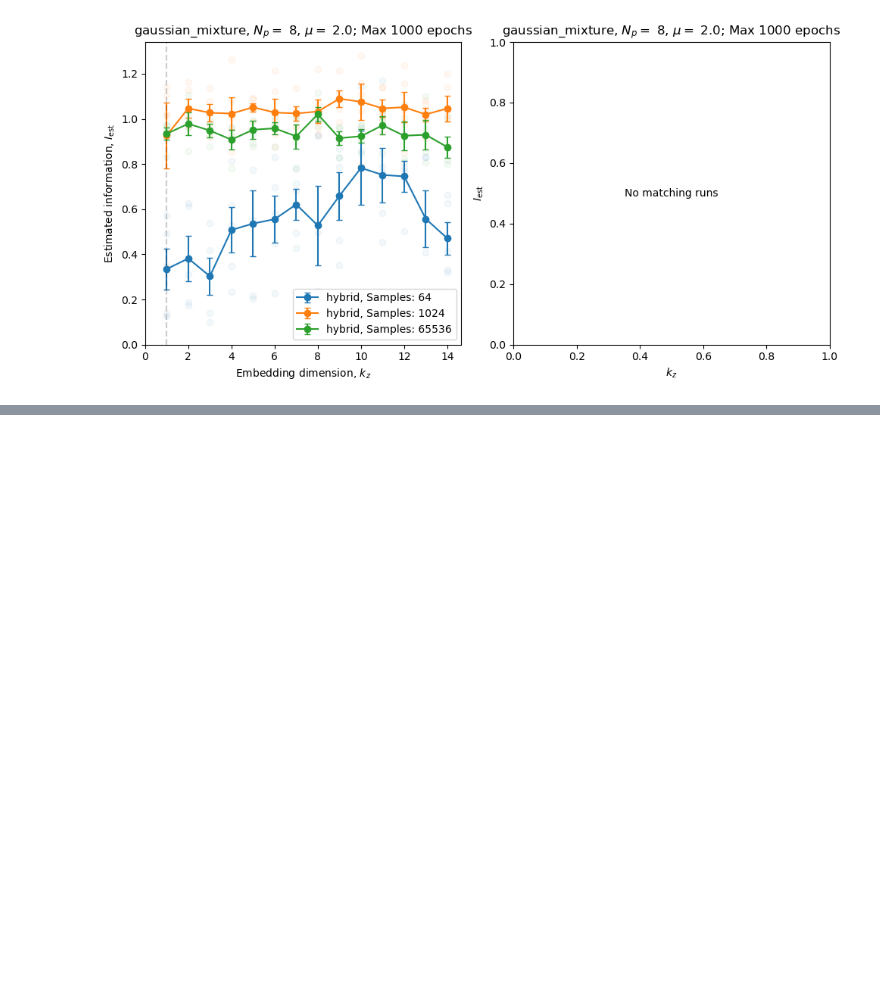
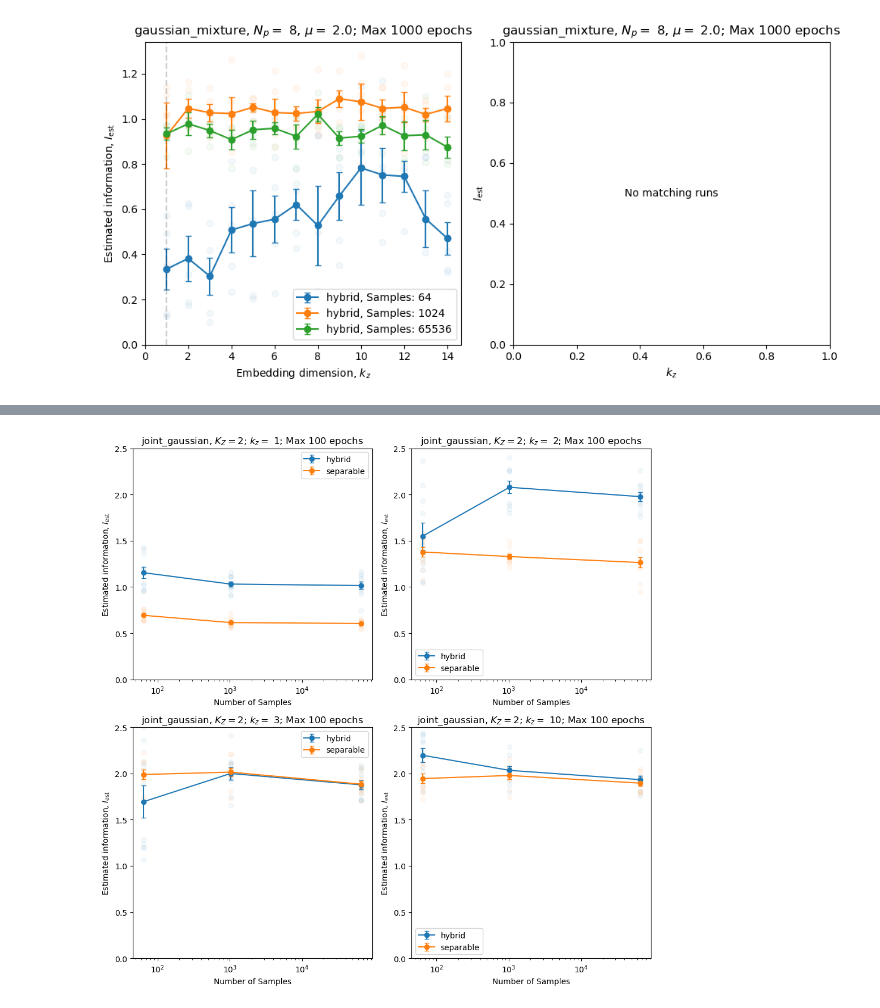
Before and after one commit to paarthgulati/dim_est, a Jupyter notebook: nbs/plotting_finite_data_dump.ipynb, the cells around one changed output, grey strips where cells are left out. Drawn from its saved outputs; the diff is of its cells as text; code cells hidden in the pictures; blank space fills up the shorter version.

```diff
--- a/nbs/plotting_finite_data_dump.ipynb
+++ b/nbs/plotting_finite_data_dump.ipynb
@@ -402,0 +405,65 @@ plt.show()
+# %%
+outfile = "../h5_results/finite_data_joint_gaussian.h5"
+dataset_type = 'joint_gaussian'
+fig, axes = plt.subplots(2,2, figsize=(10,10))
+axes = axes.flatten()
+mi_bits_peak = 2.0
+
+mi_bits = 2.0
+latent_dim = 2
+n_epoch = 100
+
+for ii, kz, in enumerate([1,2, 3, 10]):
+    ax = axes[ii]
+
+    sweep_tags = {
+        "params.experiment_cfg.training.cfg.n_samples": [32, 64, 128, 256, 512, 1024, 2048, 4096, 8192, 16384, 32768, 65536],
+        "tags.dataset_type": [dataset_type],
+        "tags.critic_type": ["hybrid", "separable"],
+        "tags.kz": [kz],
+
+    }
+
+    extra_filters = {
+        "params.experiment_cfg.dataset.cfg.latent.latent_dim": latent_dim,
+        "params.experiment_cfg.dataset.cfg.latent.mi_bits": mi_bits,
+        "params.experiment_cfg.training.cfg.n_epoch": n_epoch,
+    }
+
+    results_df = load_mi_summary(
+        outfile=outfile,
+        sweep_tags=sweep_tags,
+        extra_filters=extra_filters,
+        setup = "finite_data_epoch",
+        metric_keys=("mi_bits_test", "mi_bits_train"),
+        include_meta_keys=[
+            "tags.kz",
+        ]
+    )
+
+    title = rf"{dataset_type}, $K_Z = {latent_dim}$; $k_z = $ {kz}; Max {n_epoch} epochs"
+
+
+    def label_fn(group_vals):
+            critic_type,  = group_vals ## group_vals is always a tuple (read with the comma)
+            return rf"{critic_type}"
+
+    plot_from_df_agg_errorbar_mean_stderr(
+        ax,
+        results_df,
+        group_keys=["critic_type"],
+        x_key="experiment_cfg.training.cfg.n_samples",
+        y_key="info_est",
+        label_fn=label_fn,
+        title=title,
+        true_dim=None,
+        x_label = "Number of Samples"
+
+    )
+    ax.set_ylim([0, 2.5])
+    ax.set_xscale('log')
+
+plt.tight_layout()
+plt.show()
+# %% [output]
+[figure, added]
```
Also changed, not shown: parts of 5 cells of this notebook, 16 other files.
